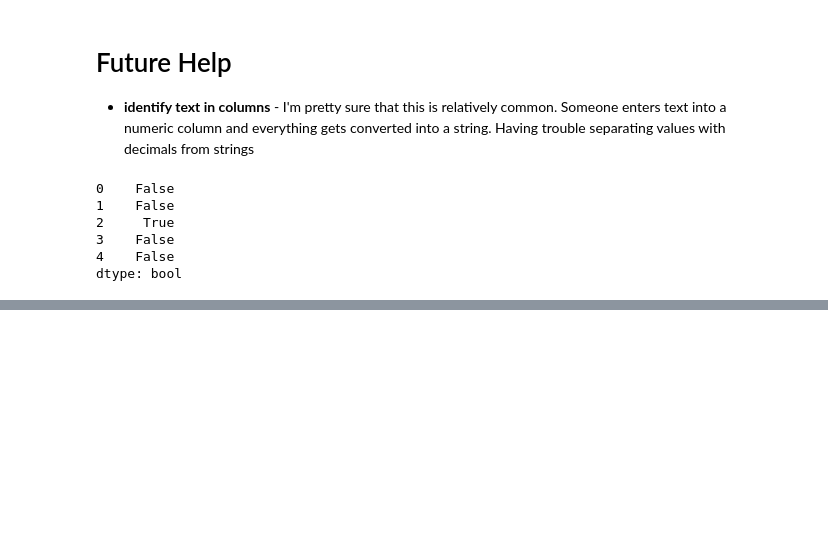
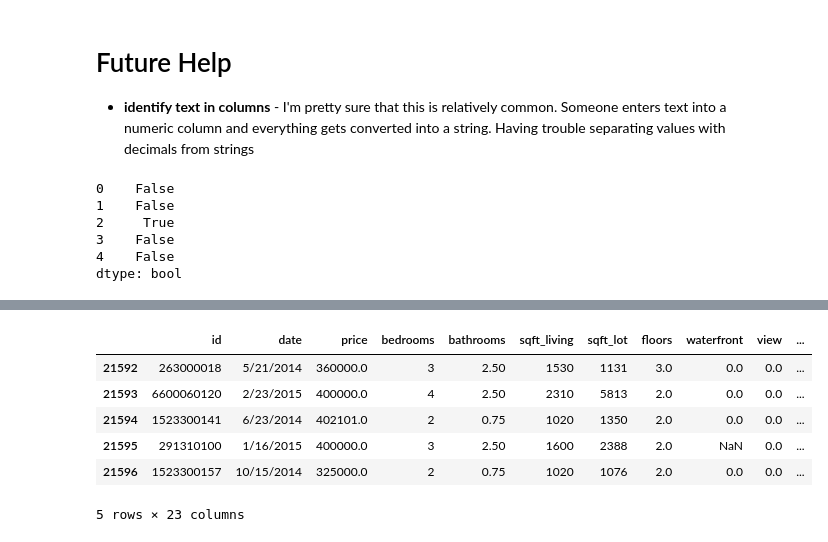
Before and after one commit to AndrewJ1/FI_Module_1, a Jupyter notebook: FinalProject/dsc-1-final-project-online-ds-pt-041519/Playground.ipynb, the cells around one changed output, grey strips where cells are left out. Cells and saved outputs as stored; diff of their text form; code cells hidden in the pictures; blank space fills up the shorter version.

```diff
--- a/FinalProject/dsc-1-final-project-online-ds-pt-041519/Playground.ipynb
+++ b/FinalProject/dsc-1-final-project-online-ds-pt-041519/Playground.ipynb
@@ -78,3 +98,17 @@ s1.str.isnumeric()
 3    False
 4    False
 dtype: bool
+# %%
+# calculating distance
+# Seattle = 47.608013, -122.335167
+# approx one degree of latitude ellipsoidal earth at 47N: 69.08 miles
+
+
+def distance(Lat2, Long2):
+    Lat1 = 47.608013
+    Long1 = -122.335167
+    x = Lat2 - Lat1
+    y = (Long2 - Long1) * np.cos((Lat2 + Lat1)*(0.5 * np.pi/180))
+    return 69.08 * np.sqrt(x*x + y*y)
+
+distance(47.5112, -122.257)
@@ -80,0 +117,3 @@ dtype: bool
+# %%
+df['Miles_Seattle'] = df.apply(lambda x: distance(x['lat'], x['long']), axis=1)
+df.head()
@@ -80,0 +128,3 @@ dtype: bool
+# %%
+df['Miles_Seattle'] = df.apply(lambda x: distance(x['lat'], x['long']), axis=1)
+df.head()
@@ -80,0 +139,3 @@ dtype: bool
+# %%
+df['Miles_Seattle'] = df.apply(lambda x: distance(x['lat'], x['long']), axis=1)
+df.head()
@@ -80,0 +150,10 @@ dtype: bool
+# %%
+df.tail()
+# %% [output]
+|  | id | date | price | bedrooms | bathrooms | sqft_living | sqft_lot | floors | waterfront | view | ... |
+| 21592 | 263000018 | 5/21/2014 | 360000.0 | 3 | 2.50 | 1530 | 1131 | 3.0 | 0.0 | 0.0 | ... |
+| 21593 | 6600060120 | 2/23/2015 | 400000.0 | 4 | 2.50 | 2310 | 5813 | 2.0 | 0.0 | 0.0 | ... |
+| 21594 | 1523300141 | 6/23/2014 | 402101.0 | 2 | 0.75 | 1020 | 1350 | 2.0 | 0.0 | 0.0 | ... |
+| 21595 | 291310100 | 1/16/2015 | 400000.0 | 3 | 2.50 | 1600 | 2388 | 2.0 | NaN | 0.0 | ... |
+| 21596 | 1523300157 | 10/15/2014 | 325000.0 | 2 | 0.75 | 1020 | 1076 | 2.0 | 0.0 | 0.0 | ... |
+5 rows × 23 columns
```
Also changed, not shown: parts of 8 cells of this notebook, 1 other file.
